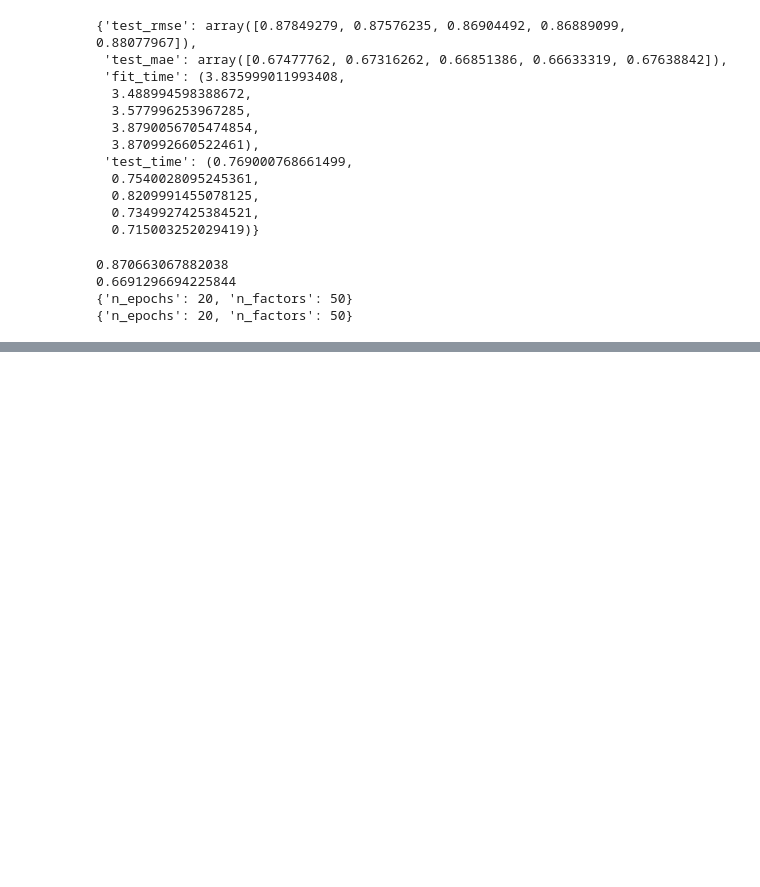
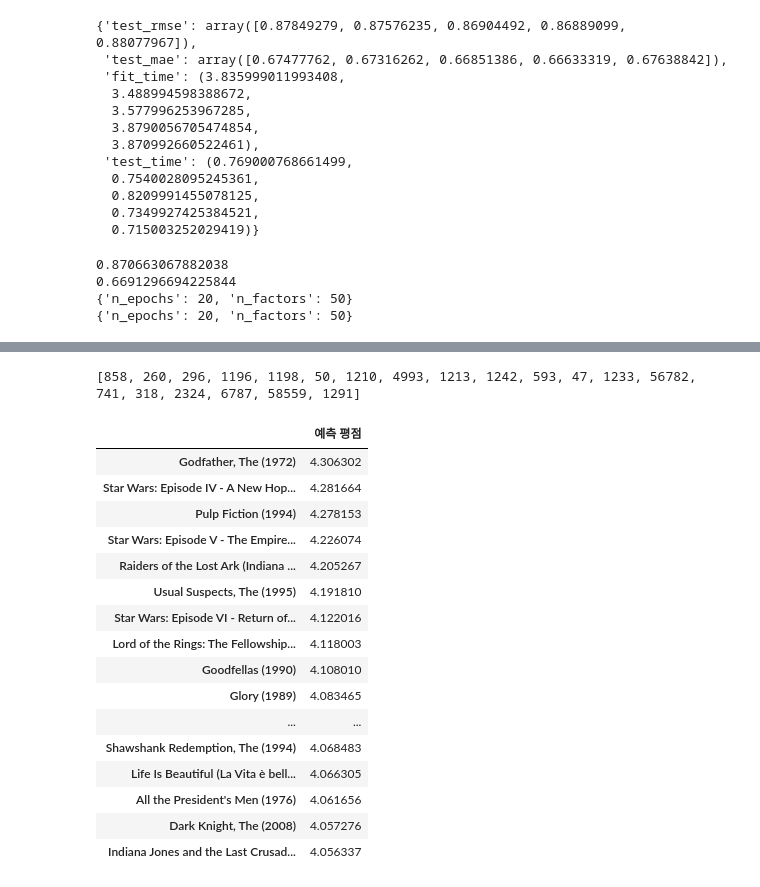
Before and after one commit to choi-aerim/Study_ML, a Jupyter notebook: 6. 추천시스템/0128_ Surprise.ipynb, the cells around one changed output, grey strips where cells are left out. Drawn from its saved outputs; the diff is of its cells as text; code cells hidden in the pictures; blank space fills up the shorter version.

```diff
--- a/6. 추천시스템/0128_ Surprise.ipynb
+++ b/6. 추천시스템/0128_ Surprise.ipynb
@@ -124,0 +186,5 @@ print(grid_clf.best_params['mae'])
+# %%
+userId = 9
+
+# userid가 9인 사람의 평점
+rating_df[rating_df['userId'] == userId][['movieId']].head()
@@ -124,0 +229,50 @@ print(grid_clf.best_params['mae'])
+# %%
+# 사용자가 보지 않은 영화id 리스트 반환
+def get_unseen_surprise(ratings_df, movies_df, userId):
+    seen_movies_idxes = rating_df[ratings_df['userId'] == userId]['movieId']
+
+    all_movies_idxes = movies_df['movieId'].tolist()
+    unseen_movies_idxes = [idx for idx in all_movies_idxes if idx not in seen_movies_idxes]
+
+    return unseen_movies_idxes
+# %%
+# 추천시스템
+
+def recommend_unseen_movies_by_surprise(algo, userId, movies_df, unseen_movies, top_n = 20):
+    # 보지 않은 영화들의 예측 평점 리스트 확인
+    preds = [algo.predict(uid = str(userId), iid = str(unseen_movie)) for unseen_movie in unseen_movies]
+
+    # 예측 평점을 top_n개 순으로 내림차순 정렬
+    sorted_movie_preds = sorted(preds, reverse = True,
+                                key = lambda x: x.est)[:top_n]
+
+    # 반환
+    movie_id = [int(i.iid) for i in sorted_movie_preds]
+    print(movie_id)
+    movie_title = [movies_df[movies_df['movieId'] == id_]['title'].iloc[0] for id_ in movie_id]
+    movie_preds = [float(i.est) for i in sorted_movie_preds]
+
+    recommend_df = pd.DataFrame(movie_preds, index = movie_title, columns = ['예측 평점'])
+    return recommend_df
+# %%
+unseen_movies = get_unseen_surprise(rating_df, movies_df, 9)
+recommend_unseen_movies_by_surprise(algo, 9, movies_df, unseen_movies, top_n = 20)
+# %% [output]
+[858, 260, 296, 1196, 1198, 50, 1210, 4993, 1213, 1242, 593, 47, 1233, 56782, 741, 318, 2324, 6787, 58559, 1291]
+|  | 예측 평점 |
+| Godfather, The (1972) | 4.306302 |
+| Star Wars: Episode IV - A New Hop... | 4.281664 |
+| Pulp Fiction (1994) | 4.278153 |
+| Star Wars: Episode V - The Empire... | 4.226074 |
+| Raiders of the Lost Ark (Indiana ... | 4.205267 |
+| Usual Suspects, The (1995) | 4.191810 |
+| Star Wars: Episode VI - Return of... | 4.122016 |
+| Lord of the Rings: The Fellowship... | 4.118003 |
+| Goodfellas (1990) | 4.108010 |
+| Glory (1989) | 4.083465 |
+| ... | ... |
+| Shawshank Redemption, The (1994) | 4.068483 |
+| Life Is Beautiful (La Vita è bell... | 4.066305 |
+| All the President's Men (1976) | 4.061656 |
+| Dark Knight, The (2008) | 4.057276 |
+| Indiana Jones and the Last Crusad... | 4.056337 |
```
Also changed, not shown: parts of 19 cells of this notebook, 4 other files.
